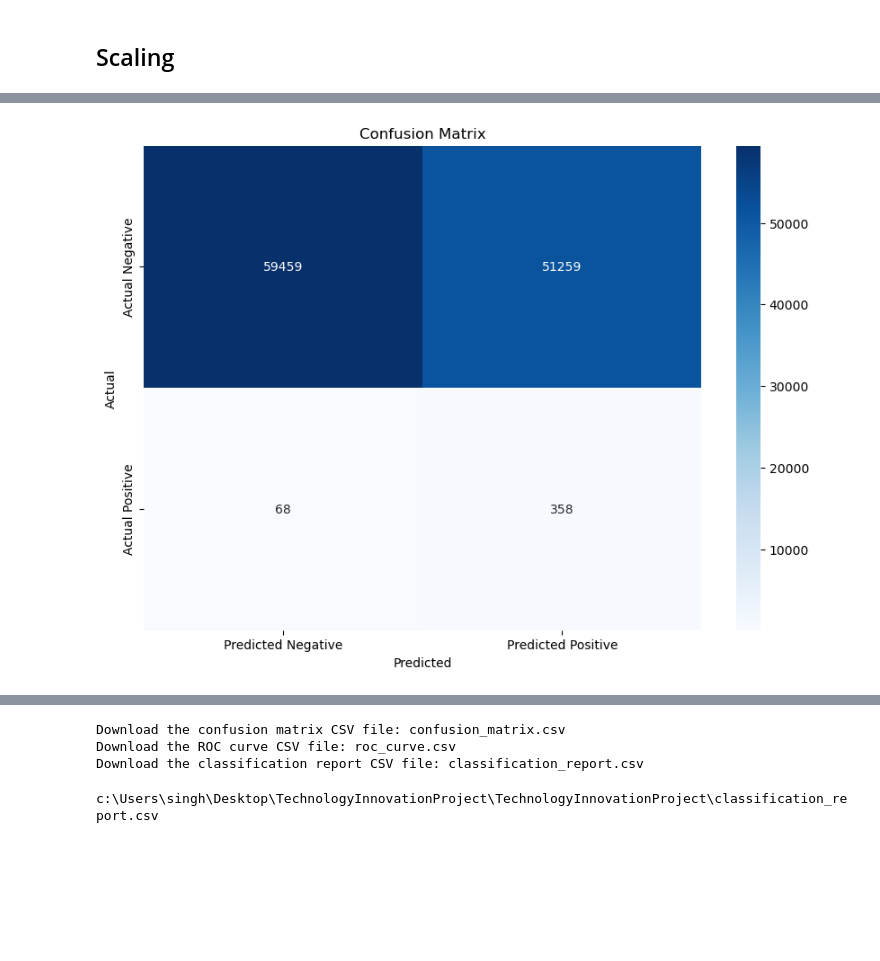
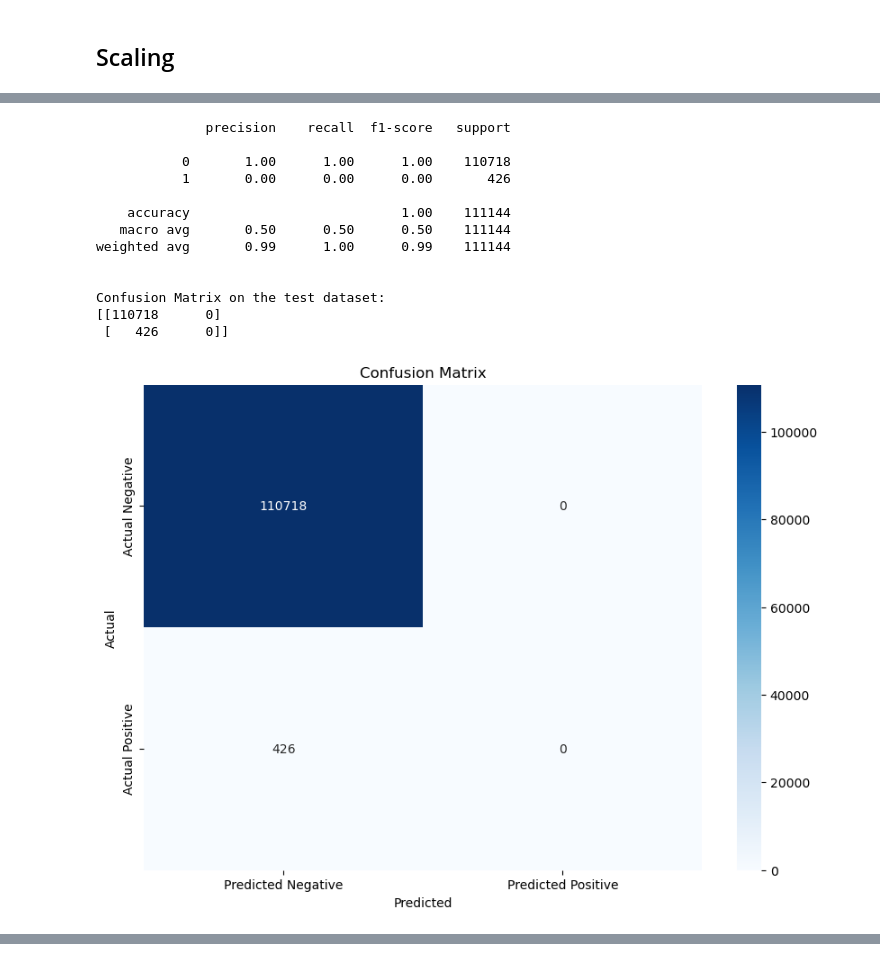
Before and after one commit to SSIN0045/TechnologyInnovationProject, a Jupyter notebook: Modelling1Test.ipynb, the cells around one changed output, grey strips where cells are left out. Cells and saved outputs as stored; diff of their text form; code cells hidden in the pictures; blank space fills up the shorter version.

```diff
--- a/Modelling1Test.ipynb
+++ b/Modelling1Test.ipynb
@@ -362,8 +348,15 @@ df = pd.merge(df, fraud_ratio_per_user[['cc_num', 'fraud_ratio']], on='cc_num',
 # %% [markdown]
 Correlation Matrix
 # %%
+# Assuming df is your original DataFrame
+# Convert 'amt' to numeric if necessary
+df['amt'] = pd.to_numeric(df['amt'], errors='coerce')
+
+# Create new feature based on transaction amounts
+df['amount_log'] = np.log(df['amt'] + 1)
+
 # Select numerical columns
-numerical_columns_df = df[['amt', 'lat', 'long', 'merch_lat', 'merch_long', 'unix_time', 'transactions_per_day', 'transaction_per_week', 'transactions_per_month', 'transactions_per_season', 'avg_trans_amount', 'total_trans_amount', 'std_trans_amount', 'med_trans_amount', 'age', 'fraud_ratio']]
+numerical_columns_df = df[['amt', 'lat', 'long', 'merch_lat', 'merch_long', 'unix_time', 'transactions_per_day', 'transaction_per_week', 'transactions_per_season', 'transactions_per_month', 'avg_trans_amount', 'total_trans_amount', 'std_trans_amount', 'med_trans_amount', 'age', 'fraud_ratio']]
 # Compute the correlation matrix
 correlation_matrix = numerical_columns_df.corr()
 
@@ -524,6 +416,7 @@ Accuracies: [0.9964550493054056]
 # %% [markdown]
 7. Resampling dataset
 # %%
+from sklearn.preprocessing import LabelEncoder
 # Initialize the LabelEncoder
 label_encoder = LabelEncoder()
 
@@ -532,7 +425,6 @@ df['merchant'] = label_encoder.fit_transform(df['merchant'])
 df['category'] = label_encoder.fit_transform(df['category'])
 df['city'] = label_encoder.fit_transform(df['city'])
 df['state'] = label_encoder.fit_transform(df['state'])
-df['pop_cat'] = label_encoder.fit_transform(df['pop_cat'])
 # %%
 # Drop irrelevant or personally identifiable information (PII) columns
 df = df.drop(columns=["first", "last", "street", "trans_num", "dob", "trans_date", "trans_time", "job"])
@@ -553,9 +445,11 @@ import seaborn as sns
 import matplotlib.pyplot as plt
 from sklearn.model_selection import train_test_split
 from sklearn.preprocessing import StandardScaler
+from IPython.display import FileLink
 
-# Assuming df_under is the balanced dataset
-# Step 1: Split the balanced data into features (X) and target (y)
+# Assuming df is your DataFrame
+
+# Step 1: Split the data into features (X) and target (y)
 X = df.drop(columns=['is_fraud'])
 y = df['is_fraud']
 
@@ -567,12 +461,12 @@ scaler = StandardScaler()
 X_train_scaled = scaler.fit_transform(X_train)
 X_test_scaled = scaler.transform(X_test)
 
-# Load the previously saved model
-best_xgb = joblib.load('best_xgb_model.joblib')  # Replace with your actual model filename
+# Load the previously saved Random Forest model
+best_rf = joblib.load('my_rf_model.joblib')  # This should match your actual model filename
 
 # Step 4: Make predictions on the scaled test data
-y_pred = best_xgb.predict(X_test_scaled)
-y_pred_proba = best_xgb.predict_proba(X_test_scaled)[:, 1]  # Get predicted probabilities for ROC curve
+y_pred = best_rf.predict(X_test_scaled)
+y_pred_proba = best_rf.predict_proba(X_test_scaled)[:, 1]  # Get predicted probabilities for ROC curve
 
 # Print the classification report
 print("Classification Report on the test dataset:")
@@ -597,24 +491,6 @@ roc_auc = auc(fpr, tpr)
 # Create a dataframe for the ROC curve
 roc_df = pd.DataFrame({'False Positive Rate': fpr, 'True Positive Rate': tpr, 'Threshold': thresholds})
 
-# Save the results to separate CSV files
-conf_matrix_csv_filename = 'confusion_matrix.csv'
-roc_curve_csv_filename = 'roc_curve.csv'
-classification_report_csv_filename = 'classification_report.csv'
-
-try:
-    # Save confusion matrix to CSV
-    conf_matrix_df.to_csv(conf_matrix_csv_filename, index=True)
-
-    # Save ROC curve data to CSV
-    roc_df.to_csv(roc_curve_csv_filename, index=False)
-
-    # Save classification report to CSV
-    classification_report_df.to_csv(classification_report_csv_filename)
-
-except PermissionError as e:
-    print(f"PermissionError: {e}. Please check if the file is open or if you have write permissions.")
-
 # Visualization of the confusion matrix
 plt.figure(figsize=(10, 7))
 sns.heatmap(conf_matrix_df, annot=True, fmt='d', cmap='Blues')
@@ -634,16 +510,5 @@ plt.ylabel('True Positive Rate')
 plt.title('Receiver Operating Characteristic (ROC) Curve')
 plt.legend(loc="lower right")
 plt.show()
-
-# Code to download the CSV files (works in Jupyter notebooks)
-from IPython.display import FileLink
-
-print(f"\nDownload the confusion matrix CSV file: {conf_matrix_csv_filename}")
-print(f"Download the ROC curve CSV file: {roc_curve_csv_filename}")
-print(f"Download the classification report CSV file: {classification_report_csv_filename}")
-
-FileLink(conf_matrix_csv_filename)
-FileLink(roc_curve_csv_filename)
-FileLink(classification_report_csv_filename)
 # %% [output]
 Classification Report on the test dataset:
@@ -663 +515,14 @@ Confusion Matrix on the test dataset:
+              precision    recall  f1-score   support
+
+           0       1.00      1.00      1.00    110718
+           1       0.00      0.00      0.00       426
+
+    accuracy                           1.00    111144
+   macro avg       0.50      0.50      0.50    111144
+weighted avg       0.99      1.00      0.99    111144
+
+
+Confusion Matrix on the test dataset:
+[[110718      0]
+ [   426      0]]
-[figure, old version]
+[figure, new version]
@@ -665,4 +529,0 @@ Confusion Matrix on the test dataset:
-Download the confusion matrix CSV file: confusion_matrix.csv
-Download the ROC curve CSV file: roc_curve.csv
-Download the classification report CSV file: classification_report.csv
-c:\Users\singh\Desktop\TechnologyInnovationProject\TechnologyInnovationProject\classification_report.csv
```
Also changed, not shown: parts of 13 cells of this notebook, 4 other files.
